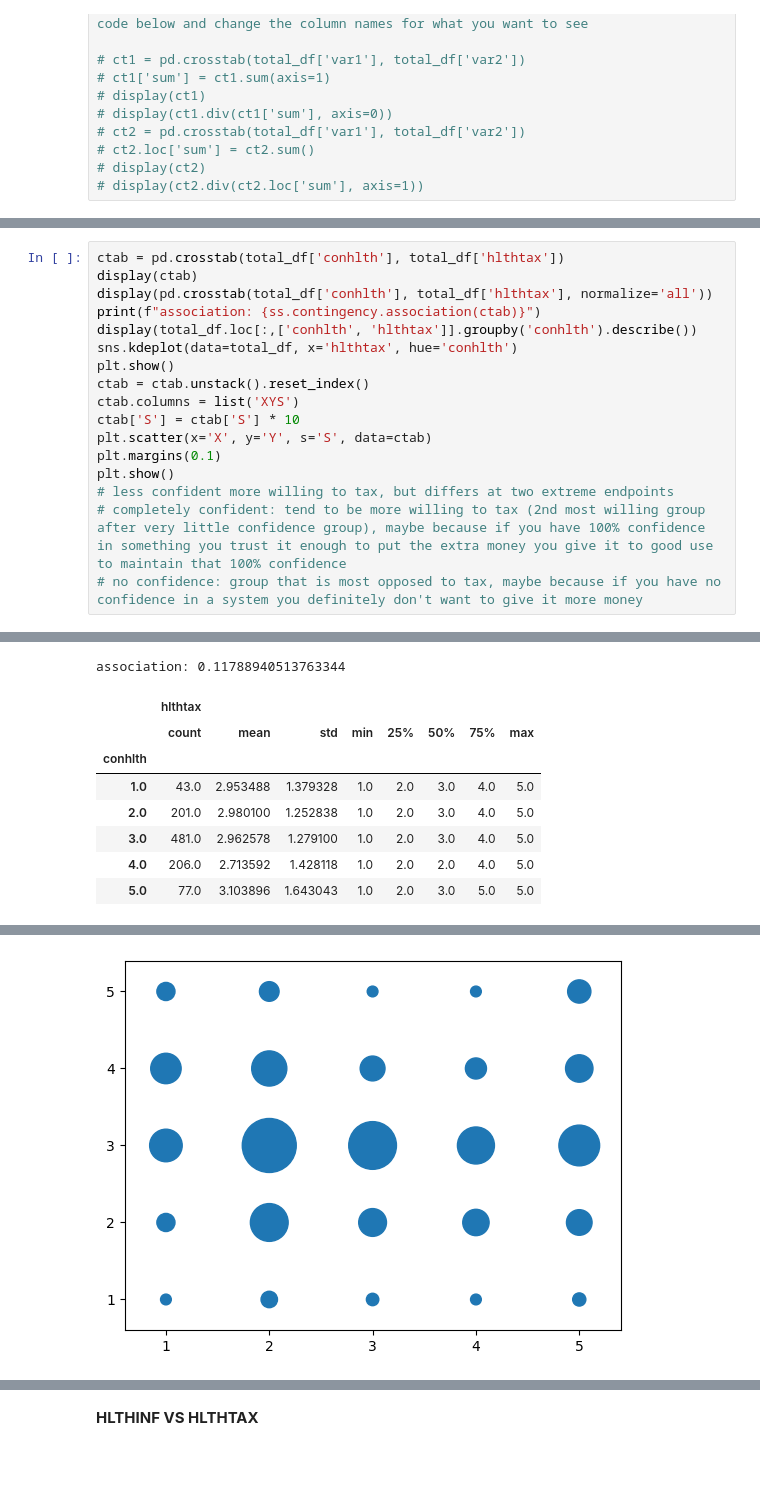
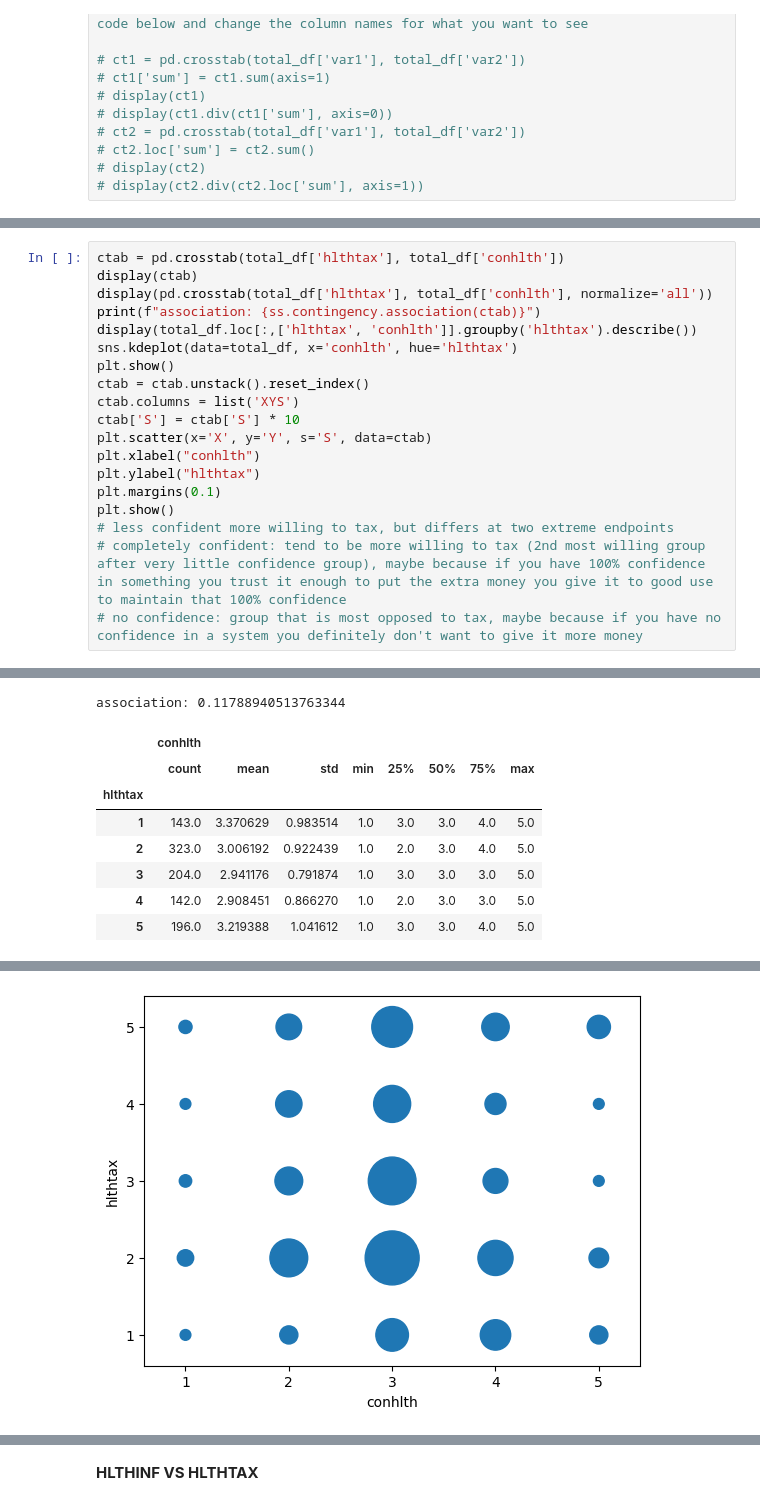
Before and after one commit to ryandinnh/project_gss, a Jupyter notebook: outline of gss project.ipynb, the cells around one changed output, grey strips where cells are left out. Drawn from its saved outputs; the diff is of its cells as text; blank space fills up the shorter version.

```diff
--- a/outline of gss project.ipynb
+++ b/outline of gss project.ipynb
@@ -321,15 +323,17 @@ association: 0.1100328716947645
 # %%
-ctab = pd.crosstab(total_df['conhlth'], total_df['hlthtax'])
+ctab = pd.crosstab(total_df['hlthtax'], total_df['conhlth'])
 display(ctab)
-display(pd.crosstab(total_df['conhlth'], total_df['hlthtax'], normalize='all'))
+display(pd.crosstab(total_df['hlthtax'], total_df['conhlth'], normalize='all'))
 print(f"association: {ss.contingency.association(ctab)}")
-display(total_df.loc[:,['conhlth', 'hlthtax']].groupby('conhlth').describe())
-sns.kdeplot(data=total_df, x='hlthtax', hue='conhlth')
+display(total_df.loc[:,['hlthtax', 'conhlth']].groupby('hlthtax').describe())
+sns.kdeplot(data=total_df, x='conhlth', hue='hlthtax')
 plt.show()
 ctab = ctab.unstack().reset_index()
 ctab.columns = list('XYS')
 ctab['S'] = ctab['S'] * 10
 plt.scatter(x='X', y='Y', s='S', data=ctab)
+plt.xlabel("conhlth")
+plt.ylabel("hlthtax")
 plt.margins(0.1)
 plt.show()
 # less confident more willing to tax, but differs at two extreme endpoints
@@ -353,9 +357,9 @@ plt.show()
 association: 0.11788940513763344
-|  | hlthtax |  |  |  |  |  |  |  |
+|  | conhlth |  |  |  |  |  |  |  |
 |  | count | mean | std | min | 25% | 50% | 75% | max |
-| conhlth |  |  |  |  |  |  |  |  |
-| 1.0 | 43.0 | 2.953488 | 1.379328 | 1.0 | 2.0 | 3.0 | 4.0 | 5.0 |
-| 2.0 | 201.0 | 2.980100 | 1.252838 | 1.0 | 2.0 | 3.0 | 4.0 | 5.0 |
-| 3.0 | 481.0 | 2.962578 | 1.279100 | 1.0 | 2.0 | 3.0 | 4.0 | 5.0 |
-| 4.0 | 206.0 | 2.713592 | 1.428118 | 1.0 | 2.0 | 2.0 | 4.0 | 5.0 |
-| 5.0 | 77.0 | 3.103896 | 1.643043 | 1.0 | 2.0 | 3.0 | 5.0 | 5.0 |
+| hlthtax |  |  |  |  |  |  |  |  |
+| 1 | 143.0 | 3.370629 | 0.983514 | 1.0 | 3.0 | 3.0 | 4.0 | 5.0 |
+| 2 | 323.0 | 3.006192 | 0.922439 | 1.0 | 2.0 | 3.0 | 4.0 | 5.0 |
+| 3 | 204.0 | 2.941176 | 0.791874 | 1.0 | 3.0 | 3.0 | 3.0 | 5.0 |
+| 4 | 142.0 | 2.908451 | 0.866270 | 1.0 | 2.0 | 3.0 | 3.0 | 5.0 |
+| 5 | 196.0 | 3.219388 | 1.041612 | 1.0 | 3.0 | 3.0 | 4.0 | 5.0 |
@@ -363,2 +367,2 @@ association: 0.11788940513763344
-[figure, old version]
+[figure, new version]
 # %% [markdown]
```
Also changed, not shown: parts of 12 cells of this notebook.
